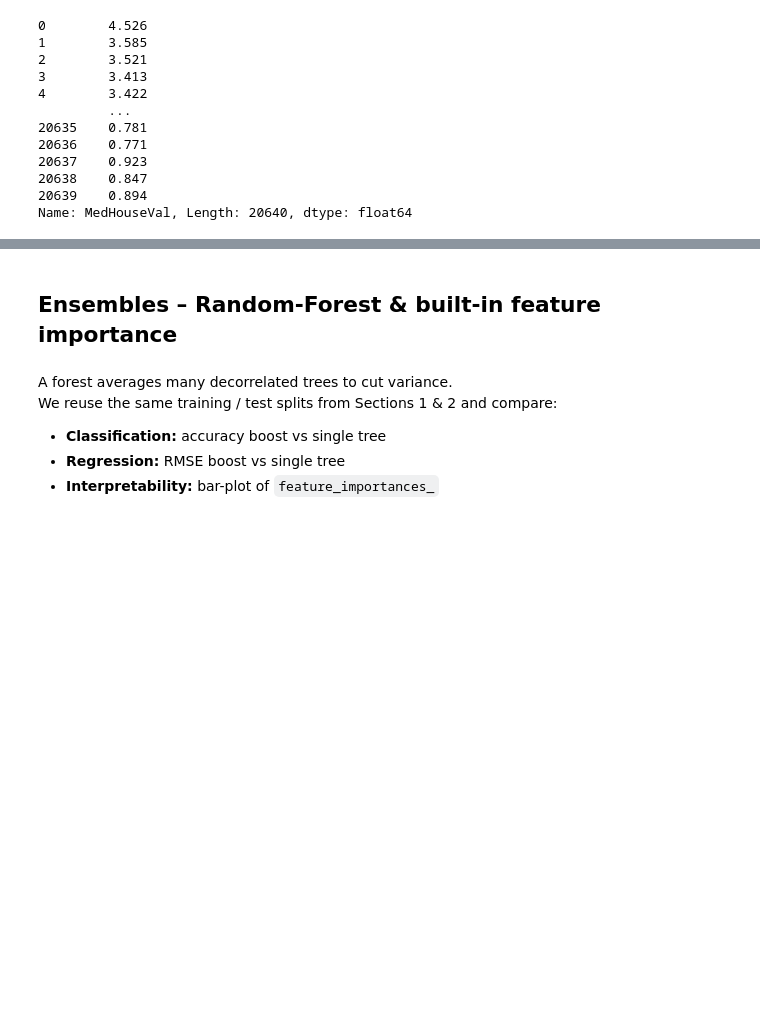
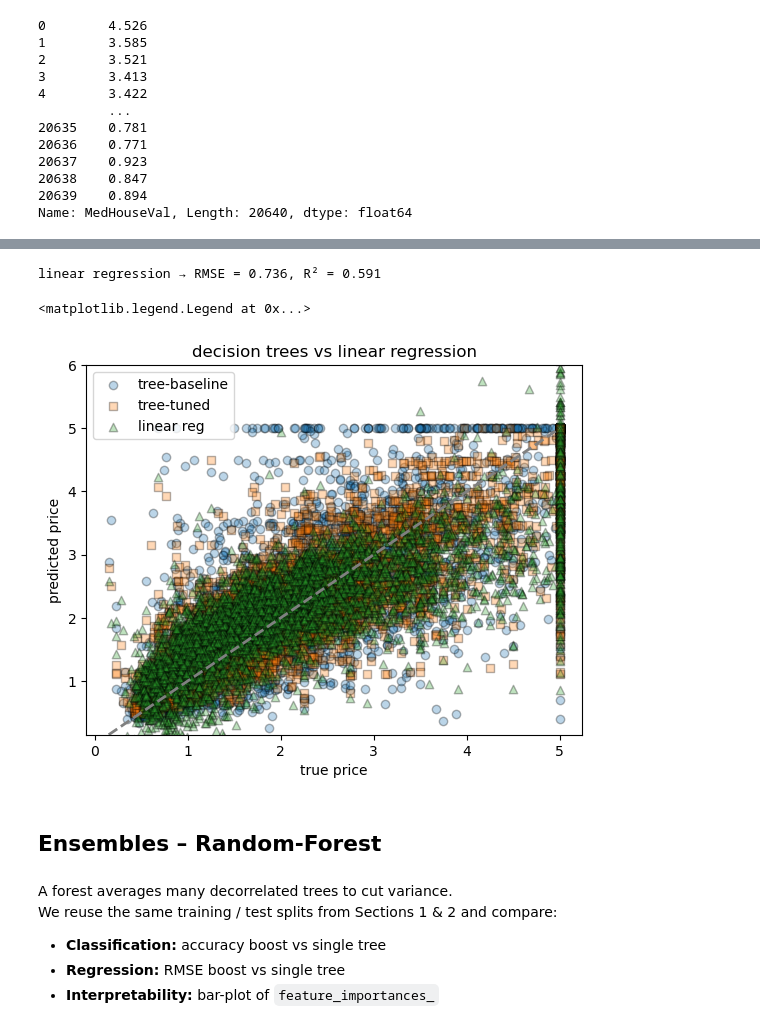
Before and after one commit to erezfeuer/data-science, a Jupyter notebook: tirgul/tirgul_10/tirgul_10.ipynb, the cells around one changed output, grey strips where cells are left out. Saved outputs shown, nothing was run; the diff lists cells and outputs as text; code cells hidden in the pictures; blank space fills up the shorter version.

```diff
--- a/tirgul/tirgul_10/tirgul_10.ipynb
+++ b/tirgul/tirgul_10/tirgul_10.ipynb
@@ -151,10 +169,10 @@ A single decision-tree regressor illustrates over-fitting risk and the effect of
 from sklearn.datasets import fetch_california_housing
 
 cal = fetch_california_housing(as_frame=True)
-X = cal.data
-y = cal.target
+Xh = cal.data
+yh = cal.target
 
-X
+Xh
 # %% [output]
 |  | MedInc | HouseAge | AveRooms | AveBedrms | Population | AveOccup | Latitude | Longitude |
 | 0 | 8.3252 | 41.0 | 6.984127 | 1.023810 | 322.0 | 2.555556 | 37.88 | -122.23 |
@@ -254,5 +273,36 @@ tuned tree → RMSE = 0.611, R² = 0.718
+# %%
+# ------------------------------------------------------------------
+# multiple linear regression baseline
+# ------------------------------------------------------------------
+from sklearn.linear_model import LinearRegression
+
+linreg = LinearRegression()
+linreg.fit(Xh_train, yh_train)
+
+# evaluate
+yh_pred_lr = linreg.predict(Xh_test)
+rmse_lr = mean_squared_error(yh_test, yh_pred_lr, squared=False)
+r2_lr   = r2_score(yh_test, yh_pred_lr)
+print(f"linear regression → RMSE = {rmse_lr:.3f}, R² = {r2_lr:.3f}")
+
+# ------------------------------------------------------------
+# scatter plot comparing all three models
+fig, ax = plt.subplots()
+ax.scatter(yh_test, yh_pred,        alpha=0.3, label="tree-baseline", marker="o", edgecolor="k")
+ax.scatter(yh_test, yh_pred_best,   alpha=0.3, label="tree-tuned",    marker="s", edgecolor="k")
+ax.scatter(yh_test, yh_pred_lr,     alpha=0.3, label="linear reg",    marker="^", edgecolor="k")
+ax.plot([yh.min(), yh.max()], [yh.min(), yh.max()], lw=2, ls="--", color="grey")
+ax.set_ylim(yh.min(), 6)
+ax.set_xlabel("true price")
+ax.set_ylabel("predicted price")
+ax.set_title("decision trees vs linear regression")
+ax.legend()
+# %% [output]
+linear regression → RMSE = 0.736, R² = 0.591
+<matplotlib.legend.Legend at 0x...>
+[figure, added]
 # %% [markdown]
-## Ensembles – Random-Forest & built-in feature importance
+## Ensembles – Random-Forest
 # %% [markdown]
 A forest averages many decorrelated trees to cut variance.
 We reuse the same training / test splits from Sections&nbsp;1 & 2 and compare:
```
Also changed, not shown: parts of 23 cells of this notebook, 21 other files.
